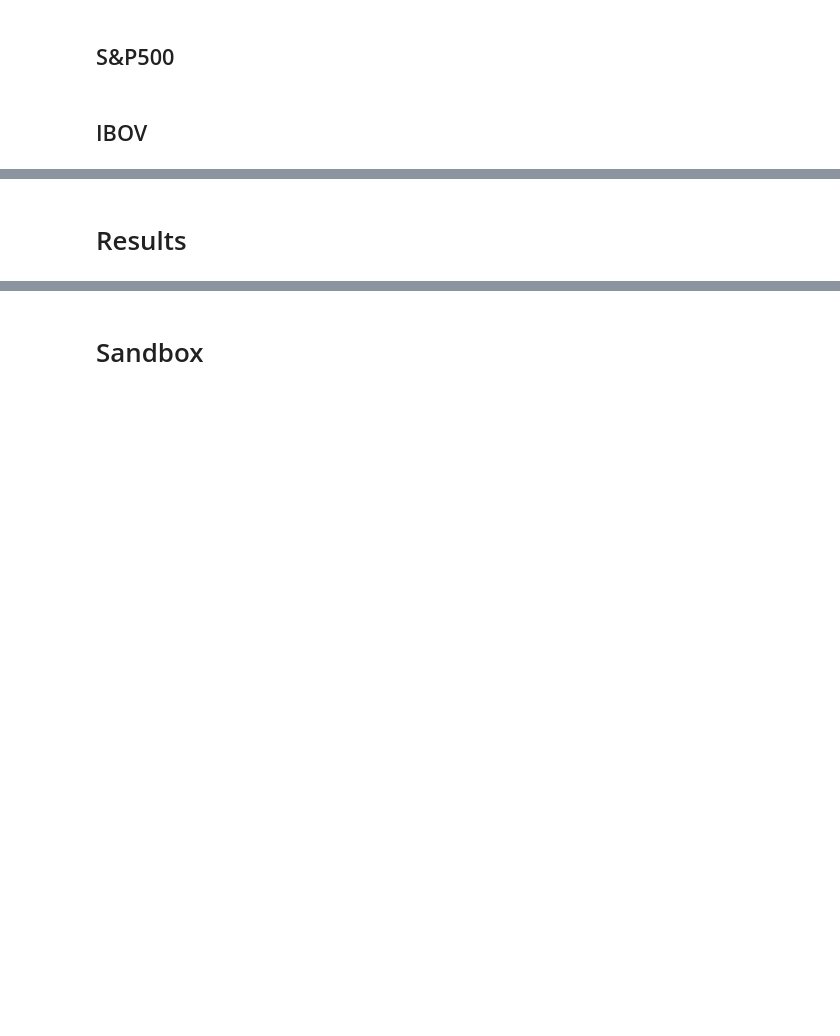
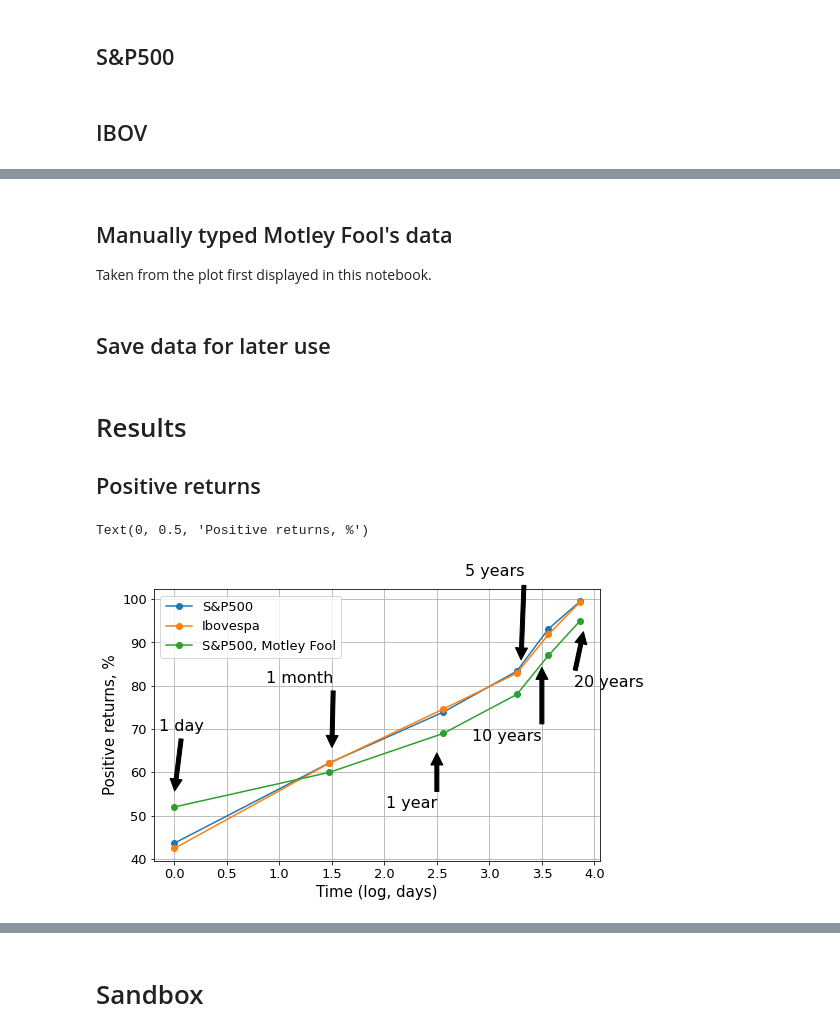
Before and after one commit to rsnemmen/positive-returns-SP500-Ibovespa, a Jupyter notebook: positive returns.ipynb, the cells around one changed output, grey strips where cells are left out. Drawn from its saved outputs; the diff is of its cells as text; code cells hidden in the pictures; blank space fills up the shorter version.

Commit message:
pretty plot

```diff
--- a/positive returns.ipynb
+++ b/positive returns.ipynb
@@ -83,6 +84,14 @@ def positiveReturns(ts,t,unit):
 
     # what fraction of the returns are positive?
     return size(where(ret>0))/ret.size*100
+# %%
+def annotatePlot():
+    annotate('1 day', xy=(0, 55), xycoords='data', fontsize=16, xytext=(+30, +60), textcoords='offset points', arrowprops=dict(facecolor='black', shrink=0.05), horizontalalignment='right', verticalalignment='bottom')
+    annotate('1 month', xy=(1.5, 65), xycoords='data', fontsize=16, textcoords='offset points', arrowprops=dict(facecolor='black', shrink=0.05), horizontalalignment='right', verticalalignment='bottom')
+    annotate('1 year', xy=(2.5, 65), xycoords='data', fontsize=16, xytext=(0, -60), textcoords='offset points', arrowprops=dict(facecolor='black', shrink=0.05), horizontalalignment='right', verticalalignment='bottom')
+    annotate('5 years', xy=(3.3, 85), xycoords='data', fontsize=16, textcoords='offset points', arrowprops=dict(facecolor='black', shrink=0.05), horizontalalignment='right', verticalalignment='bottom')
+    annotate('10 years', xy=(3.5, 85), xycoords='data', fontsize=16, xytext=(0, -80), textcoords='offset points', arrowprops=dict(facecolor='black', shrink=0.05), horizontalalignment='right', verticalalignment='bottom')
+    annotate('20 years', xy=(3.9, 93), xycoords='data', fontsize=16, xytext=(+60, -60), textcoords='offset points', arrowprops=dict(facecolor='black', shrink=0.05), horizontalalignment='right', verticalalignment='bottom')
 # %% [markdown]
 # Calculations
 # %% [markdown]
@@ -125,0 +127,8 @@ savez('data.npz', t=t,snp=snpReturns,ibov=ibovReturns,mf=)
+# %% [markdown]
+## Manually typed Motley Fool's data
+
+Taken from the plot first displayed in this notebook.
+# %%
+MF=[52,60,69,78,87,95]
+# %% [markdown]
+## Save data for later use
@@ -126,6 +137,20 @@ savez('data.npz', t=t,snp=snpReturns,ibov=ibovReturns,mf=)
 # %% [markdown]
 # Results
+
+## Positive returns
 # %%
-plot(t,snpReturns)
-plot(t,ibovReturns)
-plot(t,)
+figure(figsize=(8,5))
+plot(log10(t),snpReturns,'o-',label='S&P500')
+plot(log10(t),ibovReturns,'o-',label='Ibovespa')
+plot(log10(t),MF,'o-',label='S&P500, Motley Fool')
+
+annotatePlot()
+legend(fontsize=13)
+tick_params(axis='both', which='major', labelsize=13)
+tick_params(axis='both', which='minor', labelsize=12)
+grid()
+xlabel('Time (log, days)', fontsize=15)
+ylabel('Positive returns, %', fontsize=15)
+# %% [output]
+Text(0, 0.5, 'Positive returns, %')
+[figure, added]
```
Also changed, not shown: parts of 20 cells of this notebook, 1 other file.
